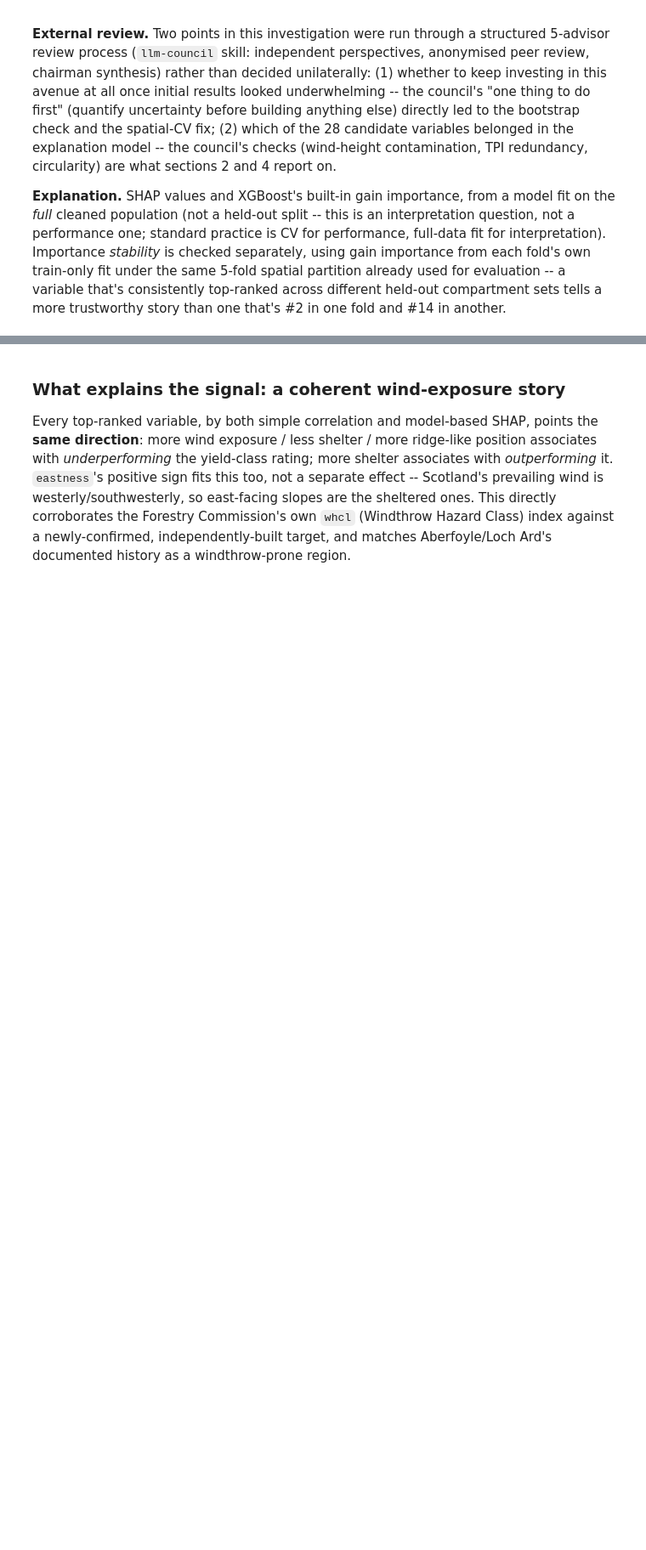
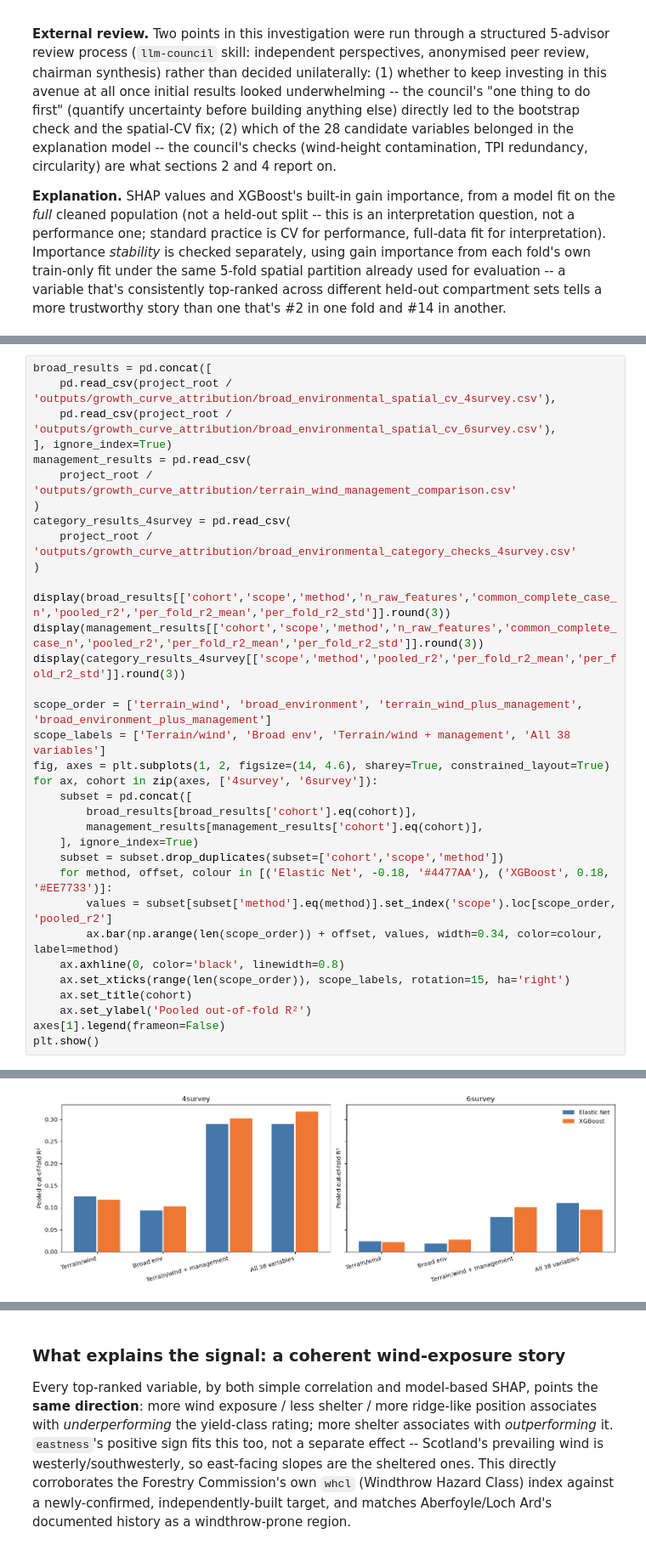
Before and after one commit to shreeyagorasia/forest_diss, a Jupyter notebook: notebooks/growth_curve_attribution/per_plot_growth_curve_story.ipynb, the cells around one changed output, grey strips where cells are left out. Shown at 85% size. Cells and saved outputs as stored; diff of their text form; blank space fills up the shorter version.

```diff
--- a/notebooks/growth_curve_attribution/per_plot_growth_curve_story.ipynb
+++ b/notebooks/growth_curve_attribution/per_plot_growth_curve_story.ipynb
@@ -114,0 +130,35 @@ inverse_slope_proxy           -1.0                  1.0
+# %%
+broad_results = pd.concat([
+    pd.read_csv(project_root / 'outputs/growth_curve_attribution/broad_environmental_spatial_cv_4survey.csv'),
+    pd.read_csv(project_root / 'outputs/growth_curve_attribution/broad_environmental_spatial_cv_6survey.csv'),
+], ignore_index=True)
+management_results = pd.read_csv(
+    project_root / 'outputs/growth_curve_attribution/terrain_wind_management_comparison.csv'
+)
+category_results_4survey = pd.read_csv(
+    project_root / 'outputs/growth_curve_attribution/broad_environmental_category_checks_4survey.csv'
+)
+
+display(broad_results[['cohort','scope','method','n_raw_features','common_complete_case_n','pooled_r2','per_fold_r2_mean','per_fold_r2_std']].round(3))
+display(management_results[['cohort','scope','method','n_raw_features','common_complete_case_n','pooled_r2','per_fold_r2_mean','per_fold_r2_std']].round(3))
+display(category_results_4survey[['scope','method','pooled_r2','per_fold_r2_mean','per_fold_r2_std']].round(3))
+
+scope_order = ['terrain_wind', 'broad_environment', 'terrain_wind_plus_management', 'broad_environment_plus_management']
+scope_labels = ['Terrain/wind', 'Broad env', 'Terrain/wind + management', 'All 38 variables']
+fig, axes = plt.subplots(1, 2, figsize=(14, 4.6), sharey=True, constrained_layout=True)
+for ax, cohort in zip(axes, ['4survey', '6survey']):
+    subset = pd.concat([
+        broad_results[broad_results['cohort'].eq(cohort)],
+        management_results[management_results['cohort'].eq(cohort)],
+    ], ignore_index=True)
+    subset = subset.drop_duplicates(subset=['cohort','scope','method'])
+    for method, offset, colour in [('Elastic Net', -0.18, '#4477AA'), ('XGBoost', 0.18, '#EE7733')]:
+        values = subset[subset['method'].eq(method)].set_index('scope').loc[scope_order, 'pooled_r2']
+        ax.bar(np.arange(len(scope_order)) + offset, values, width=0.34, color=colour, label=method)
+    ax.axhline(0, color='black', linewidth=0.8)
+    ax.set_xticks(range(len(scope_order)), scope_labels, rotation=15, ha='right')
+    ax.set_title(cohort)
+    ax.set_ylabel('Pooled out-of-fold R²')
+axes[1].legend(frameon=False)
+plt.show()
+# %% [output]
@@ -114,0 +198 @@ inverse_slope_proxy           -1.0                  1.0
+[figure, added]
```
Also changed, not shown: parts of 12 cells of this notebook, 9 other files.
